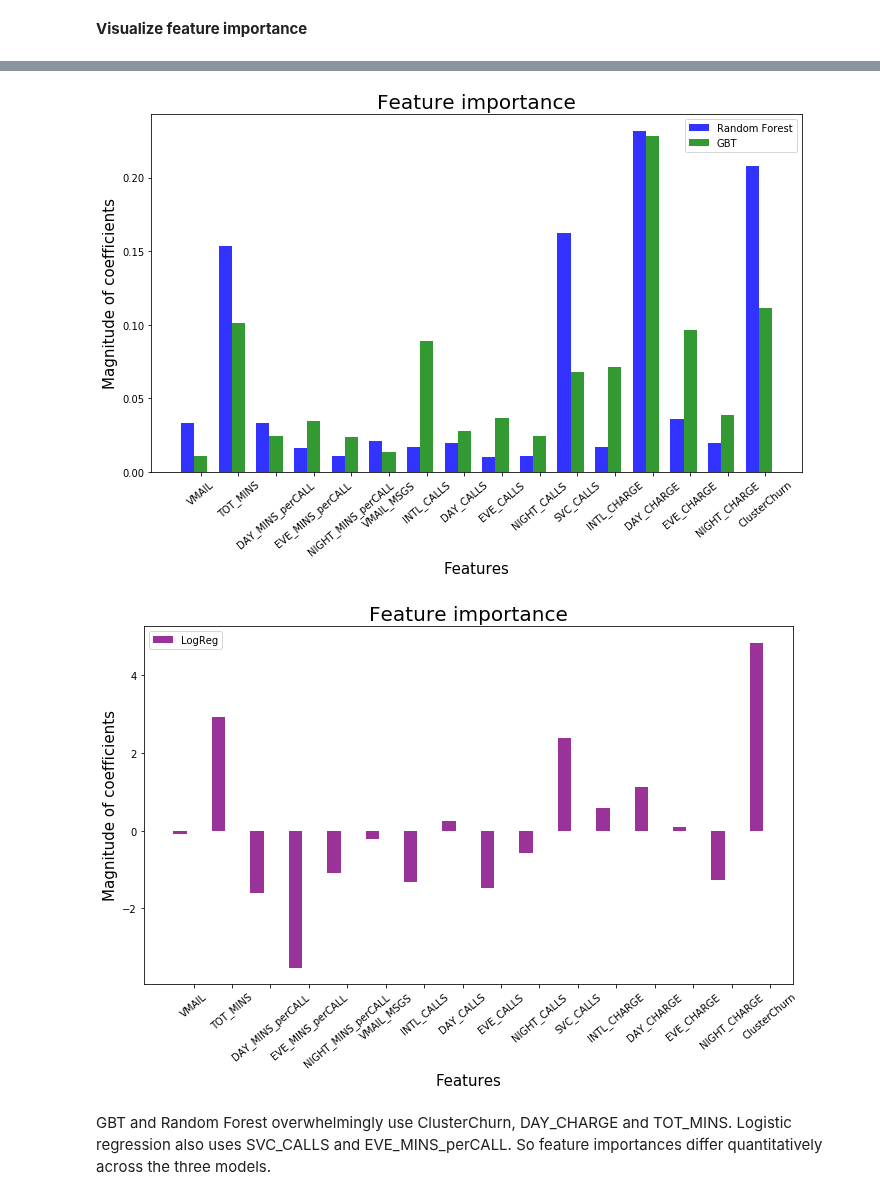
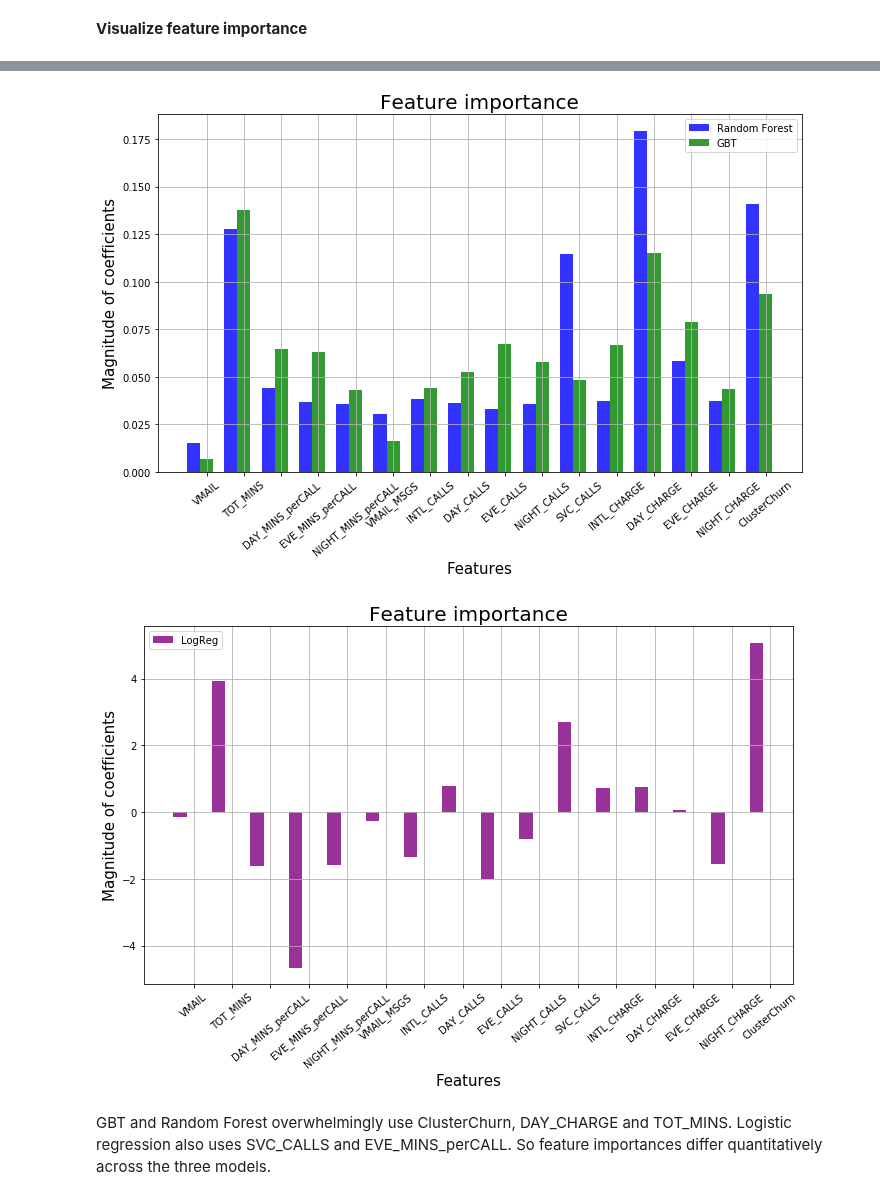
Before and after one commit to ibmdbanalytics/dashdb_analytic_tools, a Jupyter notebook: livy_notebooks/ChurnPrediction/Churn_Prediction_PySpark_2_models.ipynb, the cells around one changed output, grey strips where cells are left out. Saved outputs shown, nothing was run; the diff lists cells and outputs as text; code cells hidden in the pictures.

```diff
--- a/livy_notebooks/ChurnPrediction/Churn_Prediction_PySpark_2_models.ipynb
+++ b/livy_notebooks/ChurnPrediction/Churn_Prediction_PySpark_2_models.ipynb
@@ -553,9 +635,11 @@ features = ['VMAIL', 'TOT_MINS', 'DAY_MINS_perCALL', 'EVE_MINS_perCALL',
 
 # data to plot
 n_groups = len(features)
-coeffs_lr = [-0.09386259923988485,2.9235839702214155,-1.5946744213633792,-3.523996449657361,-1.0974014273860793,-0.20002563166896148,-1.3316802087035136,0.24414285390652987,-1.4810564328283056,-0.5665510108405027,2.391824621343078,0.584648282923254,1.1309286755566572,0.0908866655894535,-1.263577178231951,4.8399176350505355]
-coeffs_rf = [0.03296436857246636,0.15323325753350722,0.03296303497388763,0.016436799374073142,0.010863213900514201,0.021359660215976118,0.017009902215730396,0.019926658400356588,0.010225521141823795,0.010595791218509024,0.16253185707863663,0.0170702876961204,0.23135372495904732,0.03626897723849698,0.019584948263651487,0.20761199721720294]
-coeffs_gbt = [0.010862732505633275,0.10100237704196093,0.024122797414922074,0.034324529067856234,0.02347752182211637,0.01378682618096531,0.08928104459319218,0.02799519369636579,0.03646384546219636,0.02420048163860283,0.06820127049428557,0.07159874143424987,0.22834904468853393,0.0962224441101206,0.03867804616551463,0.11143310368348418]
+coeffs_lr = [-0.15713453402104327,3.9216154707866404,-1.6188618563922752,-4.661182266096676,-1.5817812513004332,-0.25361009510859184,-1.348599154186692,0.7903661773582044,-2.008741830193056,-0.8090735586774405,2.7013351455244896,0.7315664115614455,0.7600045052737148,0.06093267088855908,-1.5501298751601553,5.078297227658358]
+
+coeffs_rf = [0.01509753682541192,0.1278070108738767,0.04399097952717109,0.03679860961151867,0.03566924526961755,0.030252050941920343,0.03829782981796896,0.036025186997032686,0.03328139656065139,0.03594991353589984,0.11439463654593582,0.037057847552369294,0.17904697311558454,0.05816139985710311,0.03730031543712174,0.1408690675308163]
+
+coeffs_gbt = [0.007066593029051176,0.13756834187640538,0.06447967859731527,0.06298141931571455,0.043091545031803305,0.016261093573985648,0.043889261703244316,0.05249727246358075,0.06742008598096087,0.05786665004957654,0.048602032232581284,0.06696521325317357,0.11529801889429166,0.07903801572938267,0.04349593342748059,0.09347884484145244]
 
 # define plot
 ax, fig=plt.subplots(figsize=(10,7))
@@ -567,35 +651,37 @@ opacity = 0.8
 plt.bar(index, coeffs_rf, bar_width,alpha=opacity,color='b',label='Random Forest')
 plt.bar(index + bar_width, coeffs_gbt, bar_width, alpha=opacity,color='g',label='GBT')
 
 plt.xticks(index + bar_width, features, rotation = 40)
 
 # Labels
 plt.xlabel('Features', fontsize=15)
 plt.ylabel('Magnitude of coefficients', fontsize=15)
 #plt.xticks(index, features, fontsize=15, rotation=40)
 plt.title('Feature importance', fontsize=20)
 plt.legend()
 plt.tight_layout()
+plt.grid()
 plt.show()
 
 # Separate plot for logReg because different scale for coefficients
 
 # New figure
 ax1, fig1=plt.subplots(figsize=(10,7))
 # Bar plot
 plt.bar(index, coeffs_lr, bar_width, alpha=opacity, color="purple", label="LogReg")
 plt.xticks(index + bar_width, features, rotation = 40)
 # Labels
 plt.xlabel('Features', fontsize=15)
 plt.ylabel('Magnitude of coefficients', fontsize=15)
 #plt.xticks(index, features, fontsize=15, rotation=40)
 plt.title('Feature importance', fontsize=20)
 plt.legend()
 plt.tight_layout()
+plt.grid()
 plt.show()
 # %% [output]
-[figure, old version]
+[figure, new version]
-[figure, old version]
+[figure, new version]
 # %% [markdown]
 GBT and Random Forest overwhelmingly use ClusterChurn, DAY_CHARGE and TOT_MINS. Logistic regression also uses SVC_CALLS and EVE_MINS_perCALL. So feature importances differ quantitatively across the three models.
 # %% [markdown]
```
Also changed, not shown: parts of 37 cells of this notebook.
